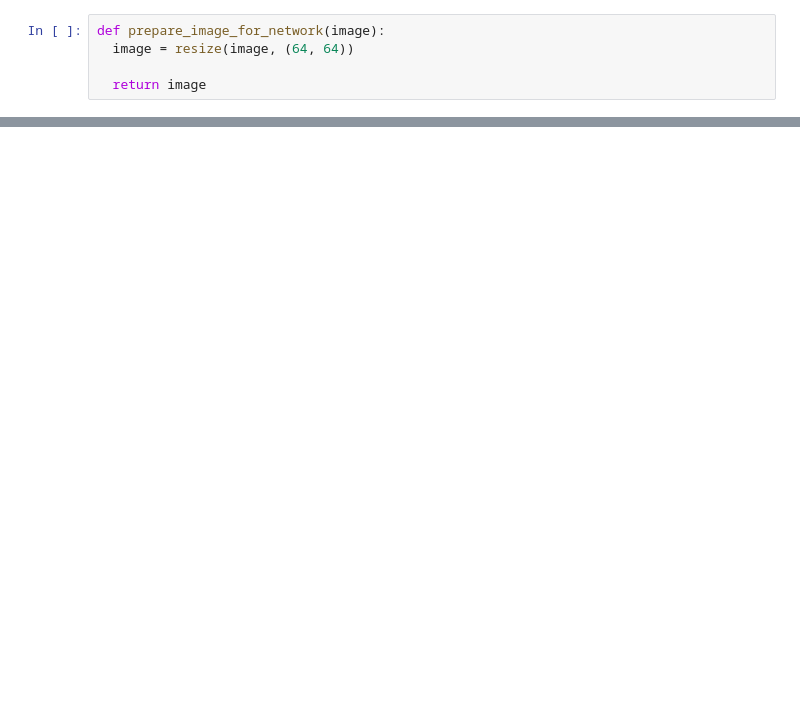
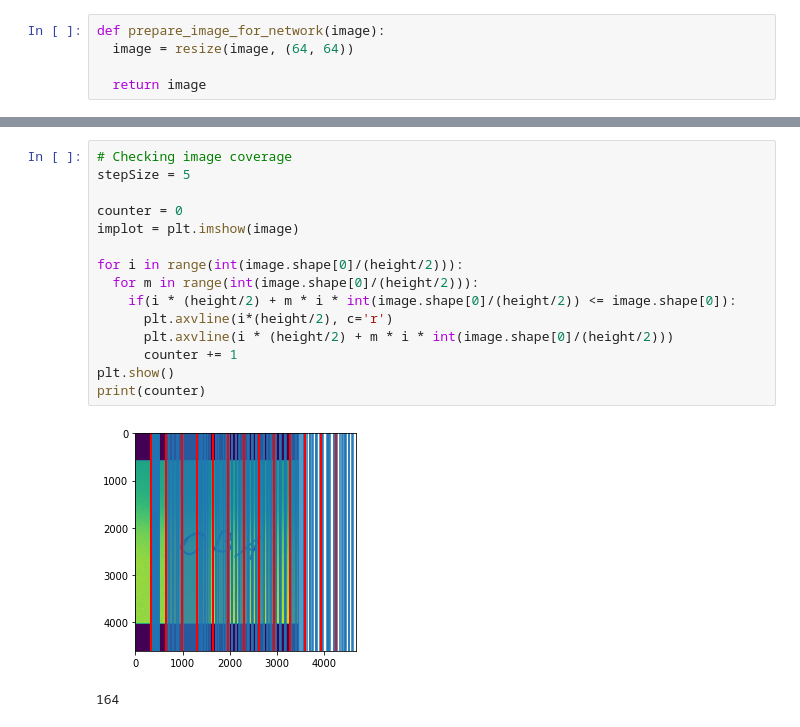
Before and after one commit to PauliusMilmantas/Lithuanian_OCR, a Jupyter notebook: Code/Detection.ipynb, the cells around one changed output, grey strips where cells are left out. Saved outputs shown, nothing was run; the diff lists cells and outputs as text; blank space fills up the shorter version.

```diff
--- a/Code/Detection.ipynb
+++ b/Code/Detection.ipynb
@@ -241,0 +302,18 @@ plt.show()
+# %%
+# Checking image coverage
+stepSize = 5
+
+counter = 0
+implot = plt.imshow(image)
+
+for i in range(int(image.shape[0]/(height/2))):
+  for m in range(int(image.shape[0]/(height/2))):
+    if(i * (height/2) + m * i * int(image.shape[0]/(height/2)) <= image.shape[0]):
+      plt.axvline(i*(height/2), c='r')
+      plt.axvline(i * (height/2) + m * i * int(image.shape[0]/(height/2)))
+      counter += 1
+plt.show()
+print(counter)
+# %% [output]
+[figure, added]
+164
```
Also changed, not shown: parts of 8 cells of this notebook, 1 other file.
